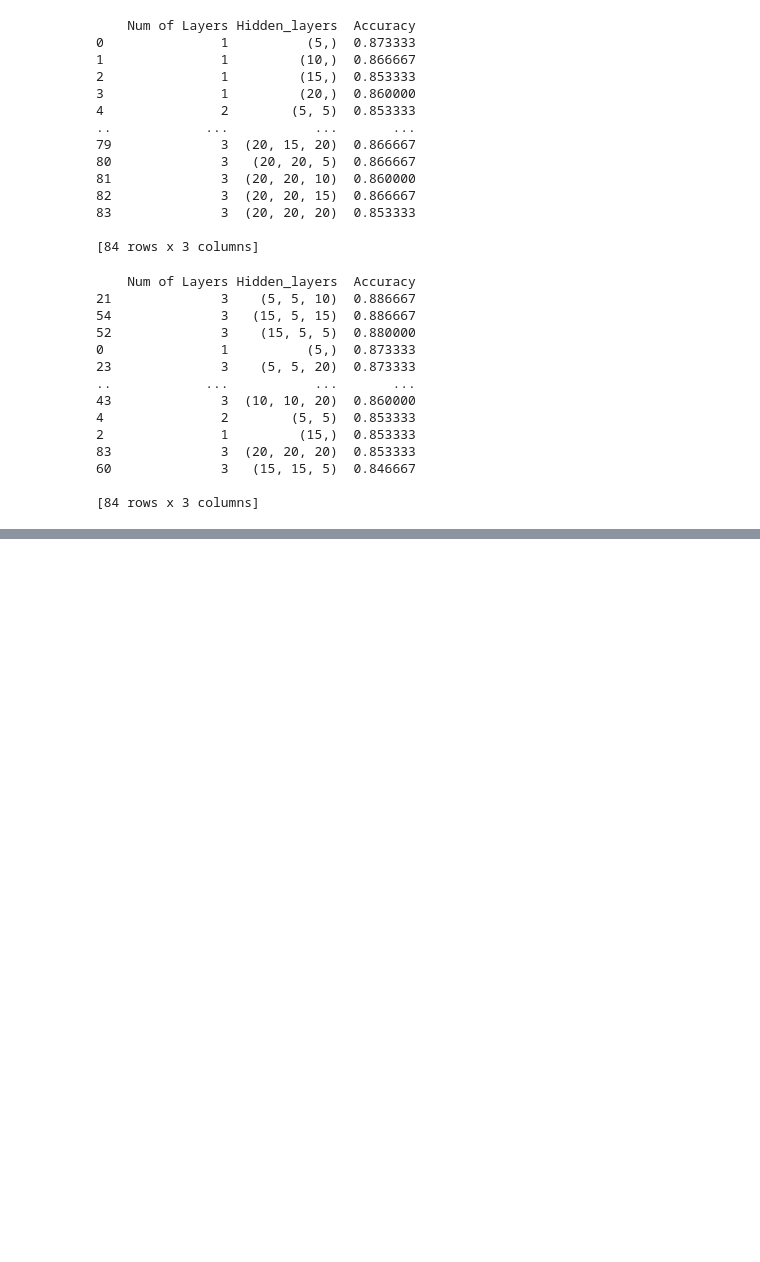
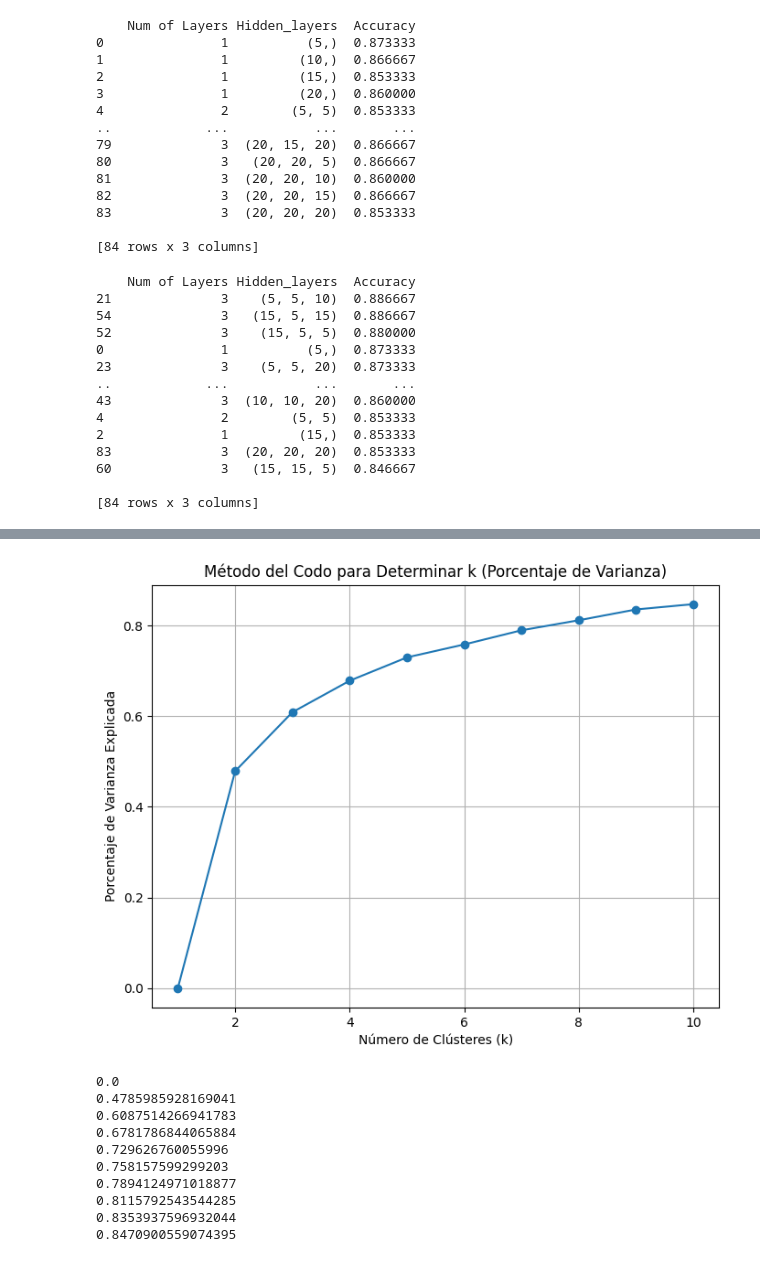
Before and after one commit to SantiagoTangarife/Kmeans-Twitter-RNA, a Jupyter notebook: RNA_Kmeans.ipynb, the cells around one changed output, grey strips where cells are left out. Cells and saved outputs as stored; diff of their text form; code cells hidden in the pictures; blank space fills up the shorter version.

```diff
--- a/RNA_Kmeans.ipynb
+++ b/RNA_Kmeans.ipynb
@@ -105,0 +195,24 @@ print(df_sorted)
+# %%
+# Graficar el porcentaje de varianza explicada en función de k
+plt.figure(figsize=(8, 6))
+plt.plot(range(1, 11), explained_variance, marker='o')
+plt.xlabel('Número de Clústeres (k)')
+plt.ylabel('Porcentaje de Varianza Explicada')
+plt.title('Método del Codo para Determinar k (Porcentaje de Varianza)')
+plt.grid(True)
+plt.show()
+
+for varr in explained_variance:
+  print(varr)
+# %% [output]
+[figure, added]
+0.0
+0.4785985928169041
+0.6087514266941783
+0.6781786844065884
+0.729626760055996
+0.758157599299203
+0.7894124971018877
+0.8115792543544285
+0.8353937596932044
+0.8470900559074395
```
Also changed, not shown: parts of 15 cells of this notebook.
